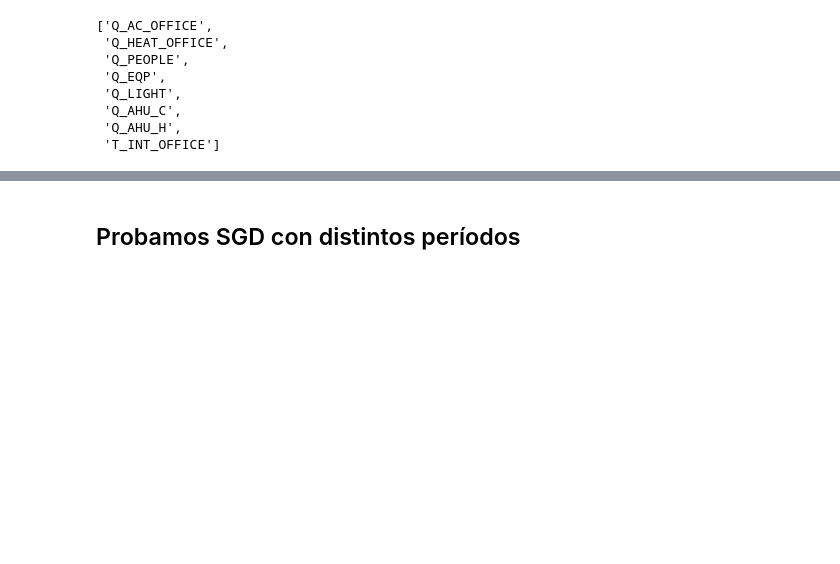
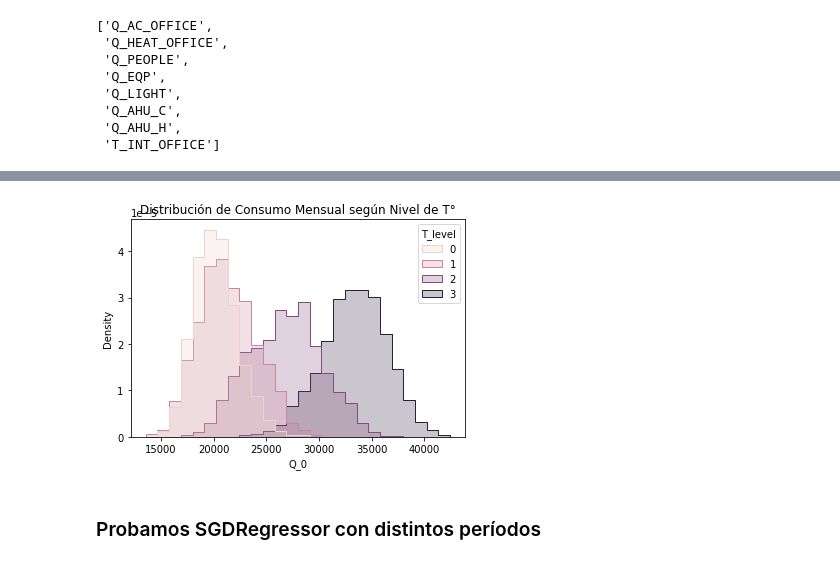
Before and after one commit to rcister01/modelo_energetico, a Jupyter notebook: notebooks/modelo_energetico.ipynb, the cells around one changed output, grey strips where cells are left out. Saved outputs shown, nothing was run; the diff lists cells and outputs as text; code cells hidden in the pictures; blank space fills up the shorter version.

```diff
--- a/notebooks/modelo_energetico.ipynb
+++ b/notebooks/modelo_energetico.ipynb
@@ -147,0 +404,3 @@ y_reduced[28].head()
+# %%
+y_reduced_train[28]['T_level'] = X_reduced_train[28]['TAMB_0'].apply(lambda x: 0 if x < 12.636607 else (1 if x < 17.136756 else (2 if x < 20.713839 else 3)))
+y_reduced_train[28].head()
@@ -148,3 +414,8 @@ y_reduced[28].head()
+# %%
+plt.title('Distribución de Consumo Mensual según Nivel de T°')
+sns.histplot(data=y_reduced_train[28], x="Q_0", hue="T_level", stat= 'density', element='step');
+# %% [output]
+[figure, added]
 # %% [markdown]
-## Probamos SGD con distintos períodos
+### Probamos SGDRegressor con distintos períodos
 # %%
```
Also changed, not shown: parts of 99 cells of this notebook, 23 other files.
